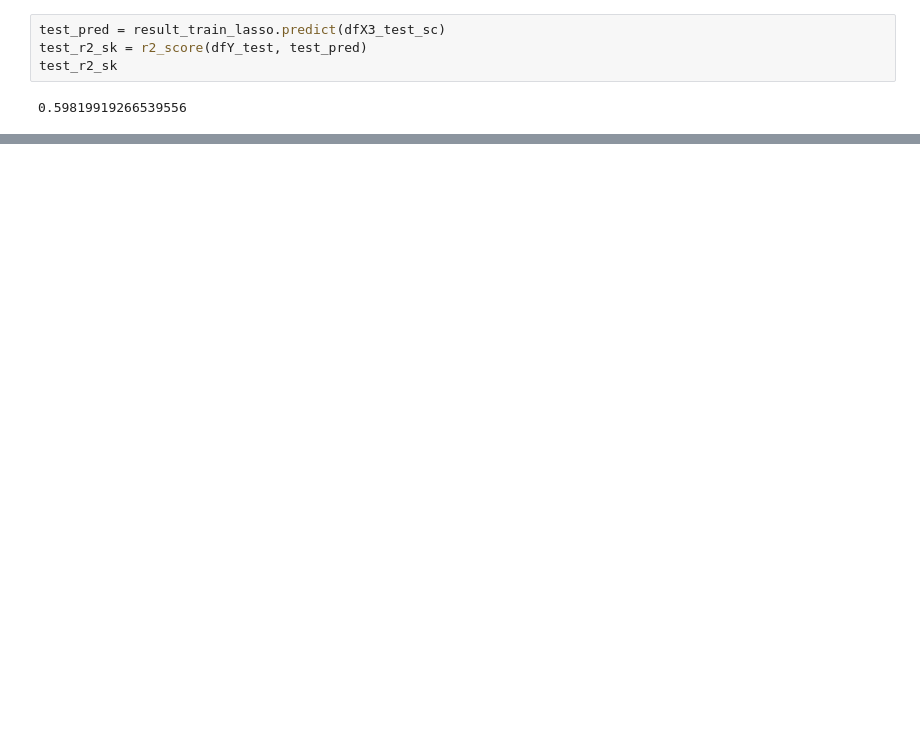
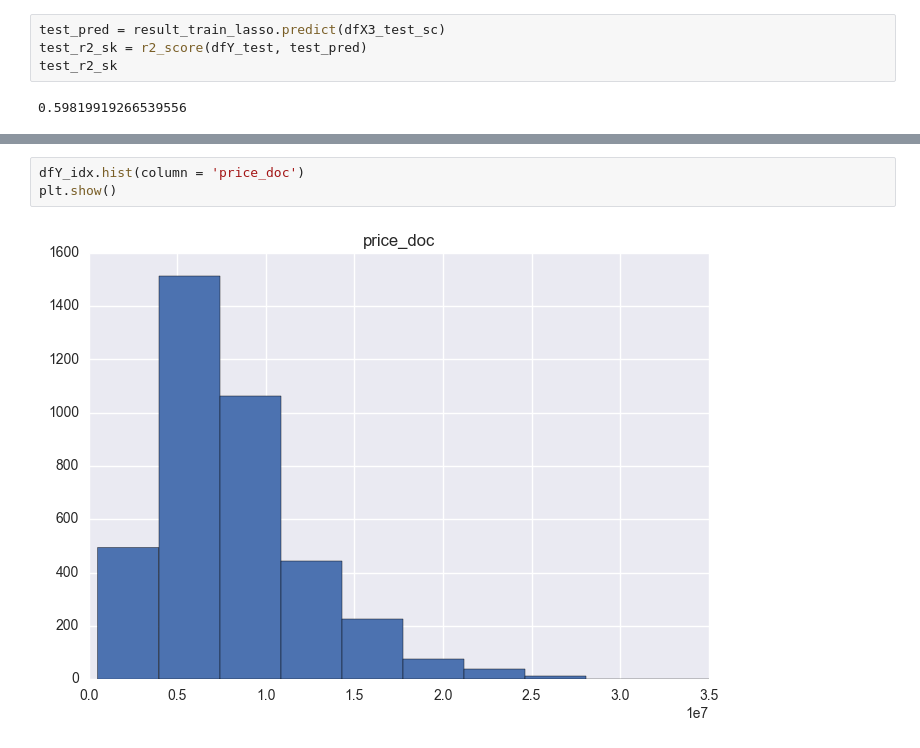
Before and after one commit to frozendrpepper/LinearRegressionProject, a Jupyter notebook: second_OLS_run_without_cat.ipynb, the cells around one changed output, grey strips where cells are left out. Saved outputs shown, nothing was run; the diff lists cells and outputs as text; blank space fills up the shorter version.

```diff
--- a/second_OLS_run_without_cat.ipynb
+++ b/second_OLS_run_without_cat.ipynb
@@ -801,0 +807,5 @@ test_r2_sk
+# %%
+dfY_idx.hist(column = 'price_doc')
+plt.show()
+# %% [output]
+[figure, added]
```
Also changed, not shown: parts of 22 cells of this notebook, 1 other file.
